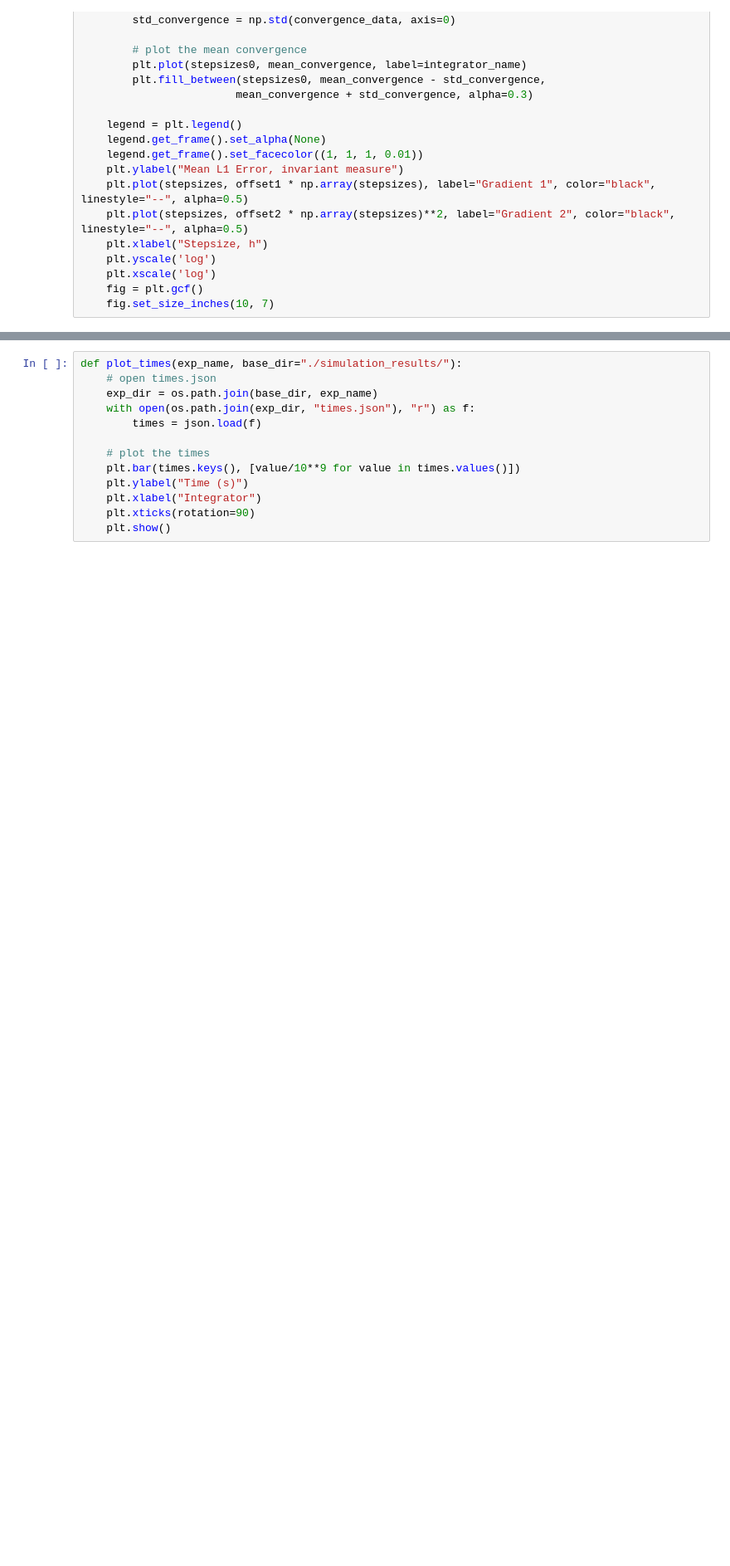
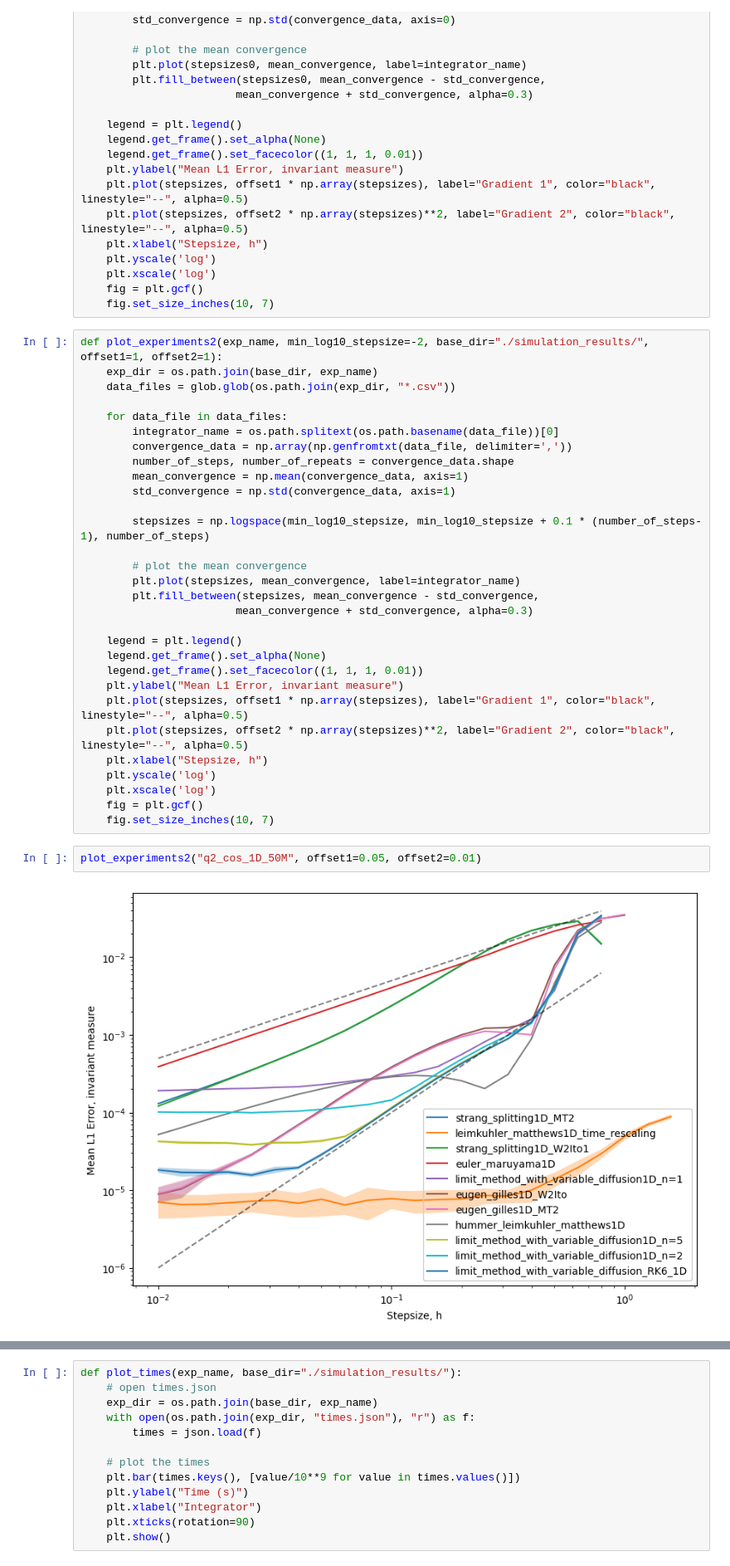
Before and after one commit to dominicp6/Integrators_for_Multiplicative_Noise, a Jupyter notebook: plotting.ipynb, the cells around one changed output, grey strips where cells are left out. Shown at 83% size. Saved outputs shown, nothing was run; the diff lists cells and outputs as text; blank space fills up the shorter version.

Commit message:
Updated plots

```diff
--- a/plotting.ipynb
+++ b/plotting.ipynb
@@ -45,3 +44,37 @@ def plot_experiments(exp_name, base_dir="./simulation_results/", offset1=1, offs
     plt.xscale('log')
     fig = plt.gcf()
     fig.set_size_inches(10, 7)
+# %%
+def plot_experiments2(exp_name, min_log10_stepsize=-2, base_dir="./simulation_results/", offset1=1, offset2=1):
+    exp_dir = os.path.join(base_dir, exp_name)
+    data_files = glob.glob(os.path.join(exp_dir, "*.csv"))
+
+    for data_file in data_files:
+        integrator_name = os.path.splitext(os.path.basename(data_file))[0]
+        convergence_data = np.array(np.genfromtxt(data_file, delimiter=','))
+        number_of_steps, number_of_repeats = convergence_data.shape
+        mean_convergence = np.mean(convergence_data, axis=1)
+        std_convergence = np.std(convergence_data, axis=1)
+
+        stepsizes = np.logspace(min_log10_stepsize, min_log10_stepsize + 0.1 * (number_of_steps-1), number_of_steps)
+
+        # plot the mean convergence
+        plt.plot(stepsizes, mean_convergence, label=integrator_name)
+        plt.fill_between(stepsizes, mean_convergence - std_convergence,
+                        mean_convergence + std_convergence, alpha=0.3)
+
+    legend = plt.legend()
+    legend.get_frame().set_alpha(None)
+    legend.get_frame().set_facecolor((1, 1, 1, 0.01))
+    plt.ylabel("Mean L1 Error, invariant measure")
+    plt.plot(stepsizes, offset1 * np.array(stepsizes), label="Gradient 1", color="black", linestyle="--", alpha=0.5)
+    plt.plot(stepsizes, offset2 * np.array(stepsizes)**2, label="Gradient 2", color="black", linestyle="--", alpha=0.5)
+    plt.xlabel("Stepsize, h")
+    plt.yscale('log')
+    plt.xscale('log')
+    fig = plt.gcf()
+    fig.set_size_inches(10, 7)
+# %%
+plot_experiments2("q2_cos_1D_50M", offset1=0.05, offset2=0.01)
+# %% [output]
+[figure, added]
```
Also changed, not shown: parts of 5 cells of this notebook.
